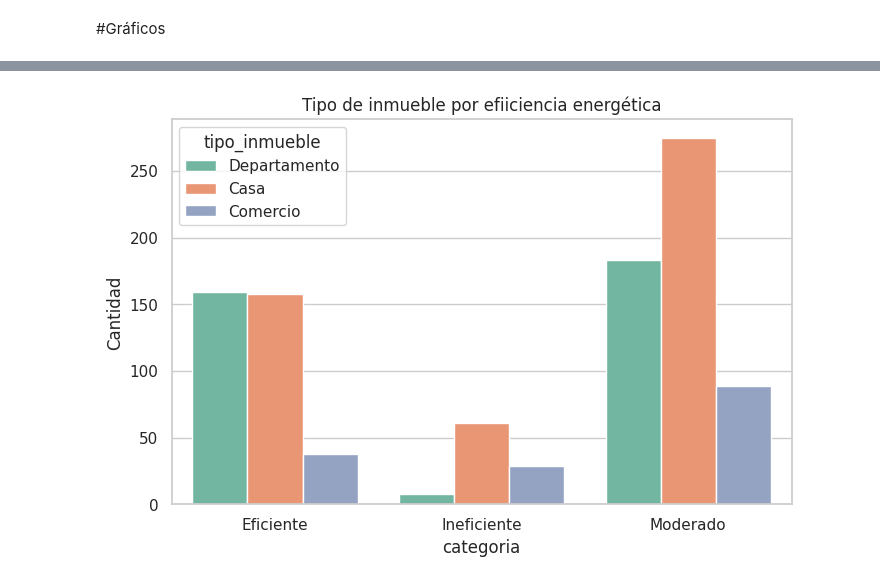
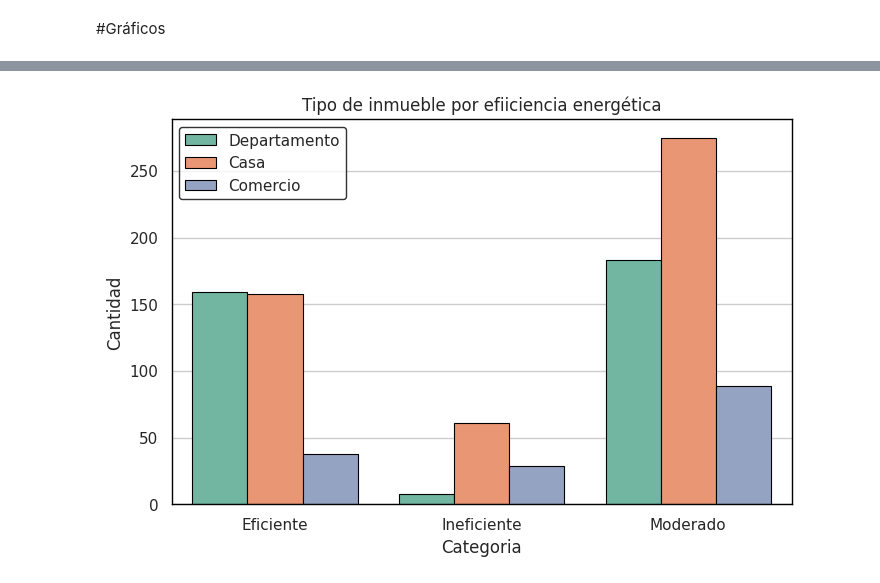
Before and after one commit to No-Country-simulation/G9-LATAM-TEAM-33, a Jupyter notebook: data-science/notebooks/EnergIA_Grupo33.ipynb, the cells around one changed output, grey strips where cells are left out. Cells and saved outputs as stored; diff of their text form; code cells hidden in the pictures.

```diff
--- a/data-science/notebooks/EnergIA_Grupo33.ipynb
+++ b/data-science/notebooks/EnergIA_Grupo33.ipynb
@@ -585,17 +641,22 @@ plt.show()
 # %%
 plt.figure(figsize=(8,5))
 
-sns.countplot(
+ax = sns.countplot(
     data=df,
     x="categoria",
     hue="tipo_inmueble",
     palette = "Set2",
+    edgecolor="black",
+    linewidth=0.8
 )
 
+plt.setp(ax.spines.values(), color="black", linewidth=1)
+plt.setp(ax.legend().get_frame(), edgecolor="black", linewidth=1)
+
 plt.title("Tipo de inmueble por efiiciencia energética")
-plt.xlabel("categoria")
+plt.xlabel("Categoria")
 plt.ylabel("Cantidad")
 
 plt.show()
 # %% [output]
-[figure, old version]
+[figure, new version]
```
Also changed, not shown: parts of 17 cells of this notebook, 1 other file.
